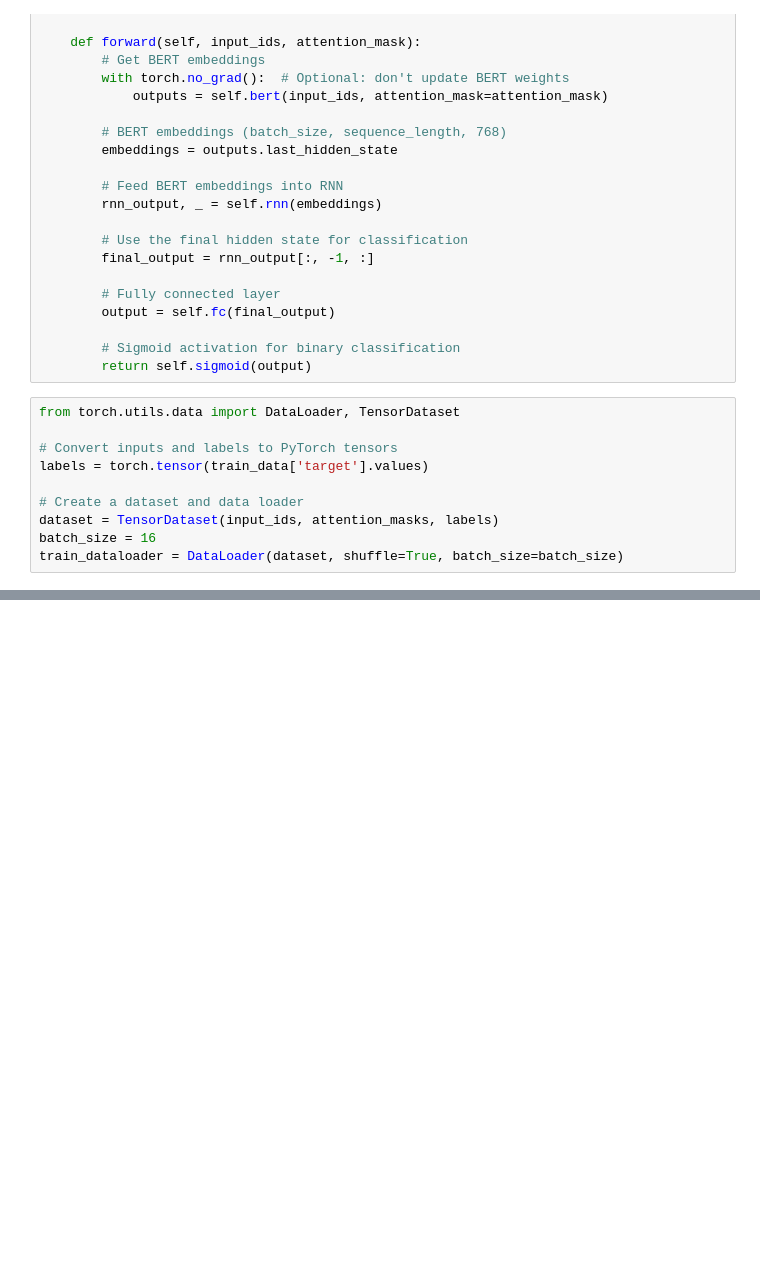
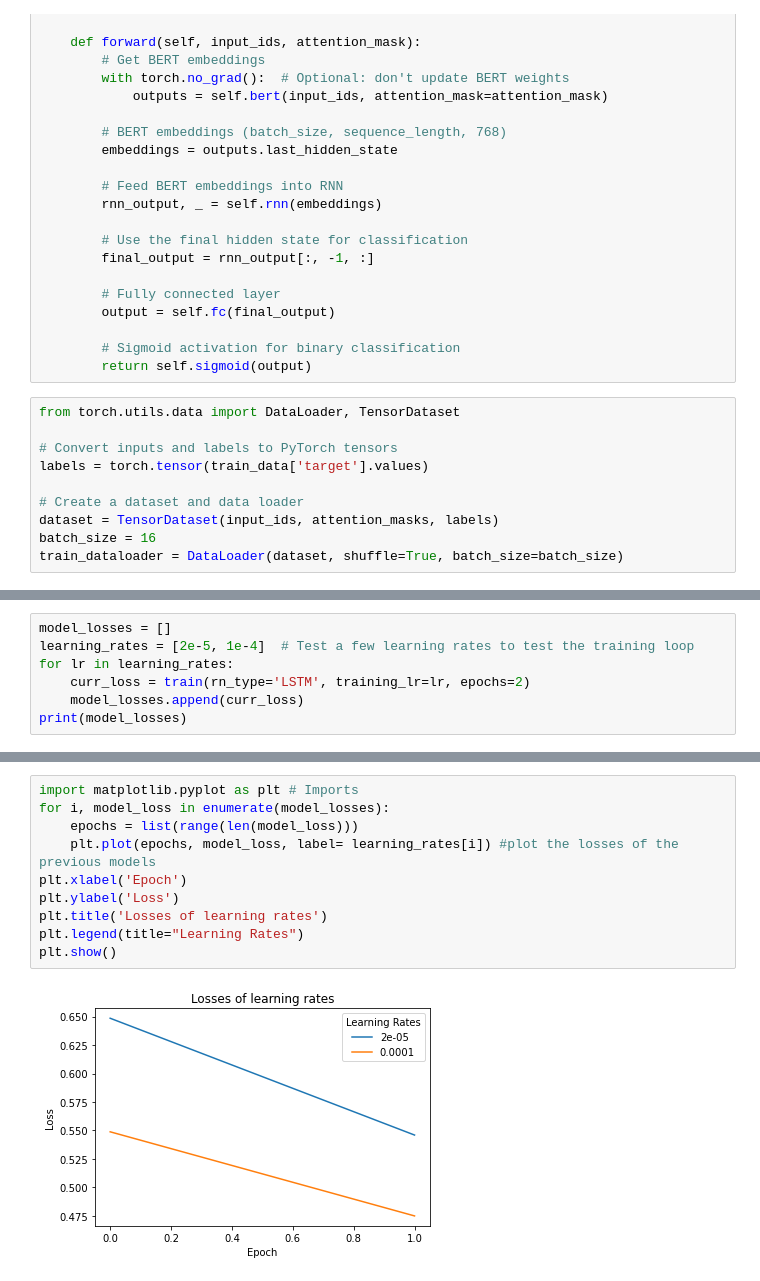
Before and after one commit to a01667155/DisasterTweets, a Jupyter notebook: DisasterTweets.ipynb, the cells around one changed output, grey strips where cells are left out. Saved outputs shown, nothing was run; the diff lists cells and outputs as text; blank space fills up the shorter version.

```diff
--- a/DisasterTweets.ipynb
+++ b/DisasterTweets.ipynb
@@ -184,0 +202,7 @@ Epoch 4/4, Loss: 0.4789
+# %%
+model_losses = []
+learning_rates = [2e-5, 1e-4]  # Test a few learning rates to test the training loop
+for lr in learning_rates:
+    curr_loss = train(rn_type='LSTM', training_lr=lr, epochs=2)
+    model_losses.append(curr_loss)
+print(model_losses)
@@ -184,0 +217,12 @@ Epoch 4/4, Loss: 0.4789
+# %%
+import matplotlib.pyplot as plt # Imports
+for i, model_loss in enumerate(model_losses):
+    epochs = list(range(len(model_loss)))
+    plt.plot(epochs, model_loss, label= learning_rates[i]) #plot the losses of the previous models
+plt.xlabel('Epoch')
+plt.ylabel('Loss')
+plt.title('Losses of learning rates')
+plt.legend(title="Learning Rates")
+plt.show()
+# %% [output]
+[figure, added]
```
Also changed, not shown: parts of 24 cells of this notebook, 1 other file.
